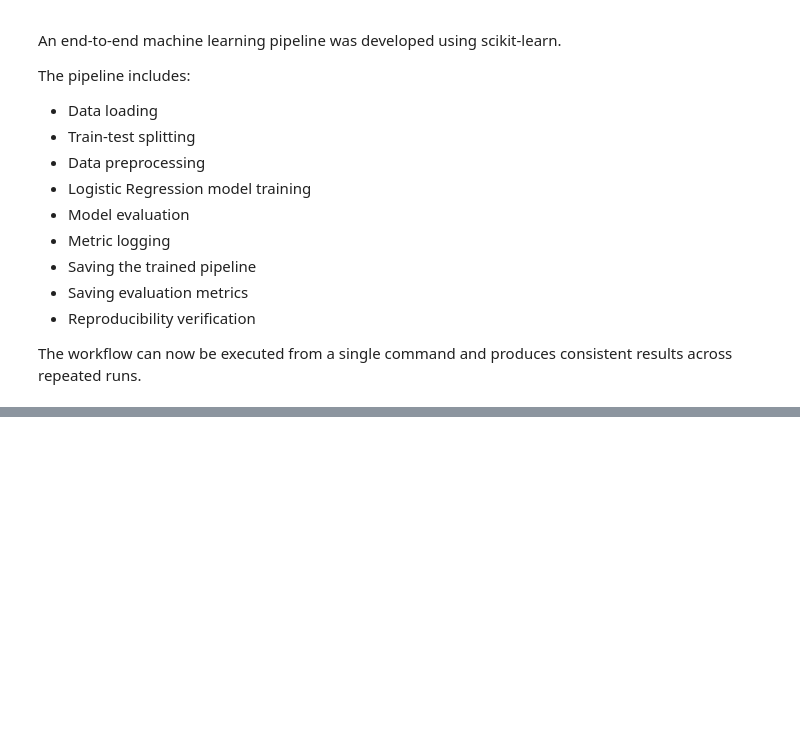
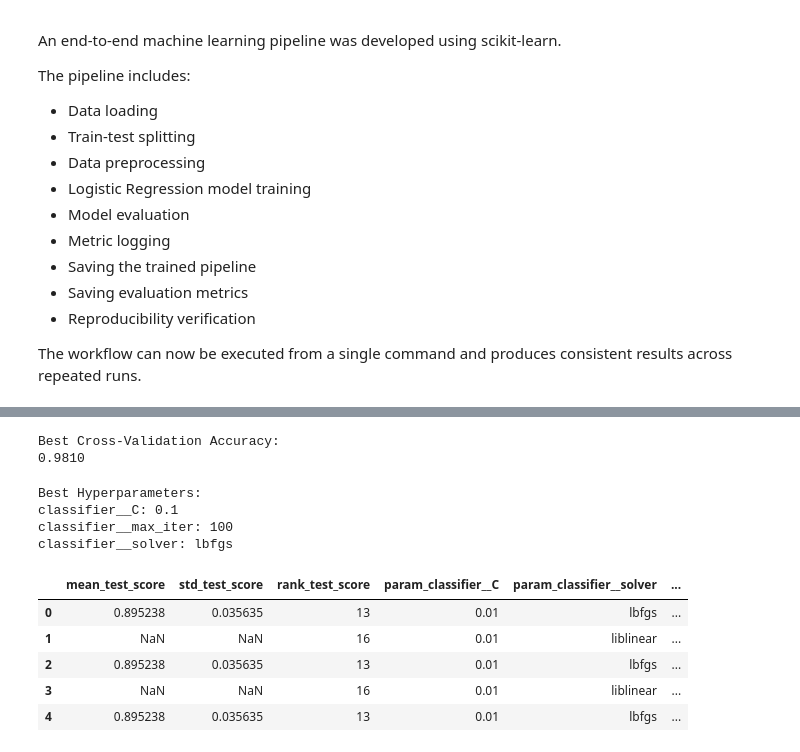
Before and after one commit to Kaushik0107/PlaceMux_Phase1, a Jupyter notebook: notebooks/starter.ipynb, the cells around one changed output, grey strips where cells are left out. Cells and saved outputs as stored; diff of their text form; code cells hidden in the pictures; blank space fills up the shorter version.

Commit message:
Completed Task 9 - Hyperparameter tuning

```diff
--- a/notebooks/starter.ipynb
+++ b/notebooks/starter.ipynb
@@ -2234,0 +2377,38 @@ The workflow can now be executed from a single command and produces consistent r
+# %%
+print("Best Cross-Validation Accuracy:")
+print(f"{grid_search.best_score_:.4f}")
+# %% [output]
+Best Cross-Validation Accuracy:
+0.9810
+# %%
+print("Best Hyperparameters:")
+
+for parameter, value in grid_search.best_params_.items():
+    print(f"{parameter}: {value}")
+# %% [output]
+Best Hyperparameters:
+classifier__C: 0.1
+classifier__max_iter: 100
+classifier__solver: lbfgs
+# %%
+import pandas as pd
+
+cv_results = pd.DataFrame(grid_search.cv_results_)
+
+cv_results[
+    [
+        "mean_test_score",
+        "std_test_score",
+        "rank_test_score",
+        "param_classifier__C",
+        "param_classifier__solver",
+        "param_classifier__max_iter"
+    ]
+].head()
+# %% [output]
+|  | mean_test_score | std_test_score | rank_test_score | param_classifier__C | param_classifier__solver | ... |
+| 0 | 0.895238 | 0.035635 | 13 | 0.01 | lbfgs | ... |
+| 1 | NaN | NaN | 16 | 0.01 | liblinear | ... |
+| 2 | 0.895238 | 0.035635 | 13 | 0.01 | lbfgs | ... |
+| 3 | NaN | NaN | 16 | 0.01 | liblinear | ... |
+| 4 | 0.895238 | 0.035635 | 13 | 0.01 | lbfgs | ... |
```
Also changed, not shown: parts of 45 cells of this notebook, 2 other files.
